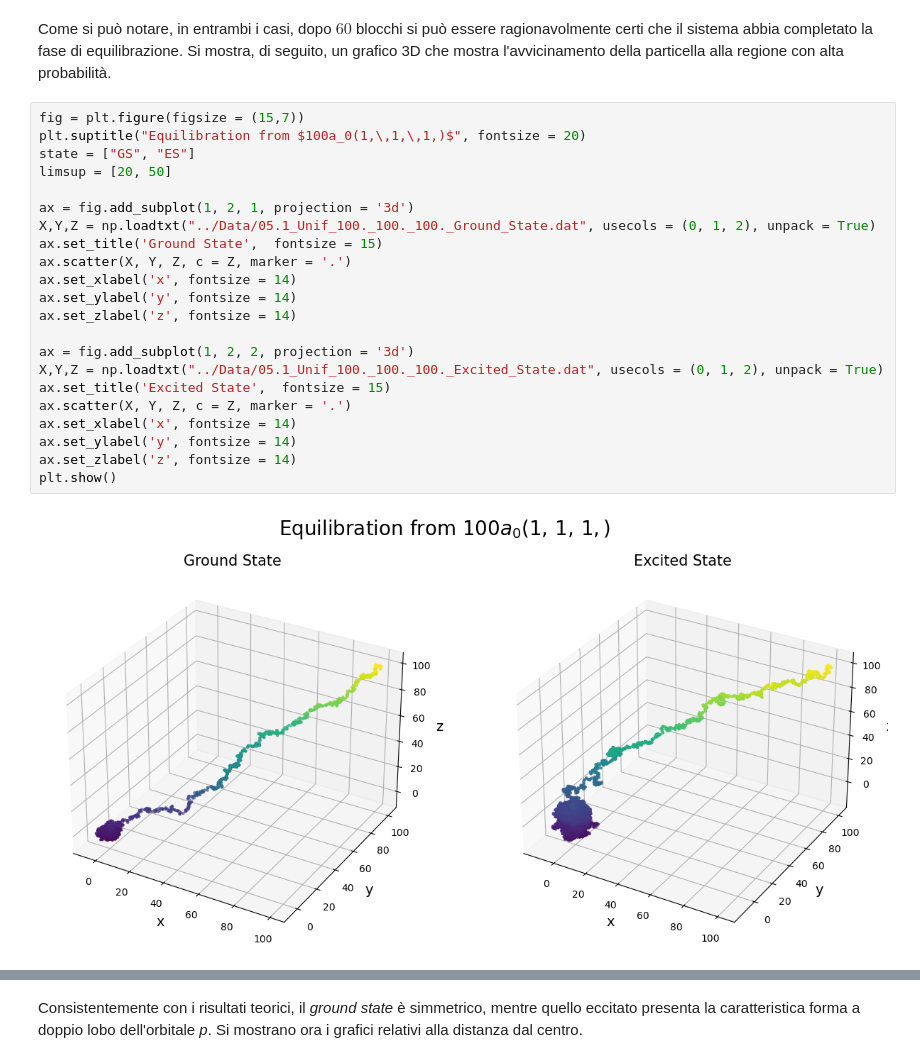
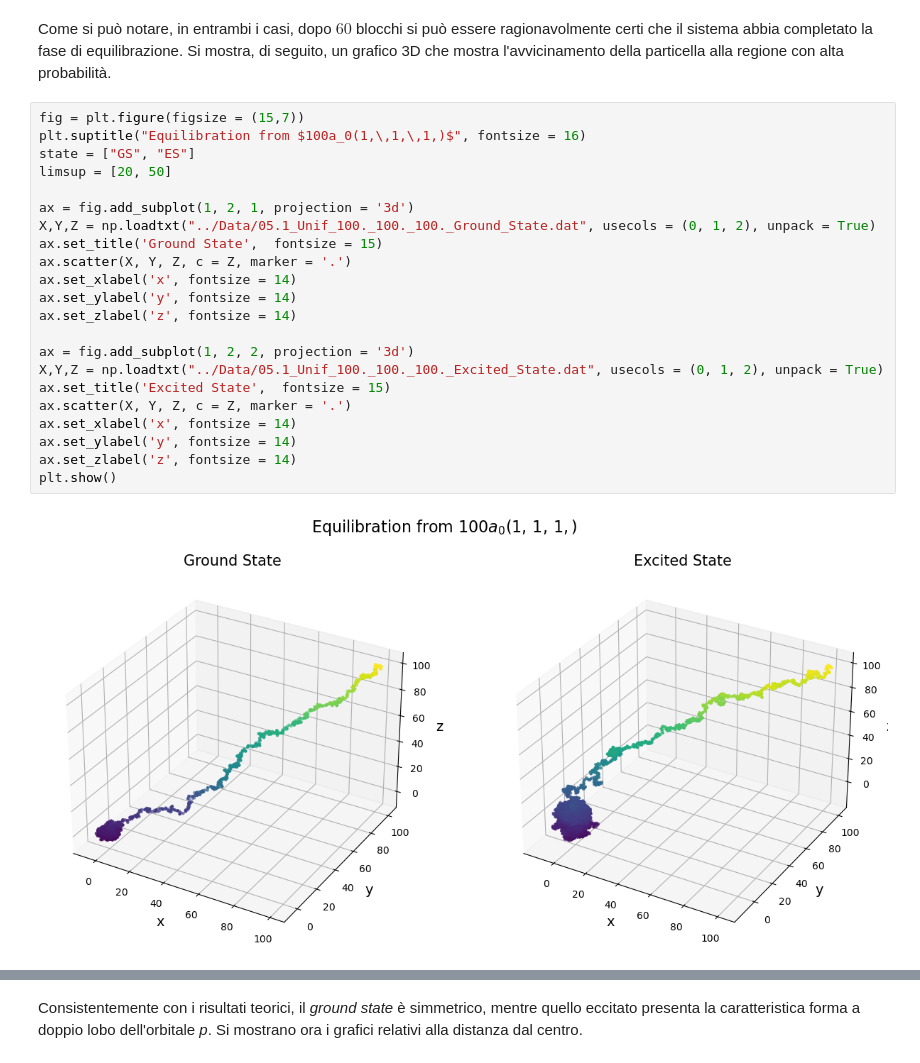
Before and after one commit to matteopicciolini/Numeric-Simulation-Laboratory, a Jupyter notebook: JupyterNotebooks/Exercises_05.ipynb, the cells around one changed output, grey strips where cells are left out. Saved outputs shown, nothing was run; the diff lists cells and outputs as text.

```diff
--- a/JupyterNotebooks/Exercises_05.ipynb
+++ b/JupyterNotebooks/Exercises_05.ipynb
@@ -196,28 +255,28 @@ plt.show()
 Come si può notare, in entrambi i casi, dopo $60$ blocchi si può essere ragionavolmente certi che il sistema abbia completato la fase di equilibrazione. Si mostra, di seguito, un grafico 3D che mostra l'avvicinamento della particella alla regione con alta probabilità.
 # %%
 fig = plt.figure(figsize = (15,7))
-plt.suptitle("Equilibration from $100a_0(1,\,1,\,1,)$", fontsize = 20)
+plt.suptitle("Equilibration from $100a_0(1,\,1,\,1,)$", fontsize = 16)
 state = ["GS", "ES"]
 limsup = [20, 50]
 
 ax = fig.add_subplot(1, 2, 1, projection = '3d')
 X,Y,Z = np.loadtxt("../Data/05.1_Unif_100._100._100._Ground_State.dat", usecols = (0, 1, 2), unpack = True)
 ax.set_title('Ground State',  fontsize = 15)
 ax.scatter(X, Y, Z, c = Z, marker = '.')
 ax.set_xlabel('x', fontsize = 14)
 ax.set_ylabel('y', fontsize = 14)
 ax.set_zlabel('z', fontsize = 14)
 
 ax = fig.add_subplot(1, 2, 2, projection = '3d')
 X,Y,Z = np.loadtxt("../Data/05.1_Unif_100._100._100._Excited_State.dat", usecols = (0, 1, 2), unpack = True)
 ax.set_title('Excited State',  fontsize = 15)
 ax.scatter(X, Y, Z, c = Z, marker = '.')
 ax.set_xlabel('x', fontsize = 14)
 ax.set_ylabel('y', fontsize = 14)
 ax.set_zlabel('z', fontsize = 14)
 plt.show()
 # %% [output]
-[figure, old version]
+[figure, new version]
 # %% [markdown]
 #### Simulazione
 Per essere certi che il sistema fosse completamente equilibrato, prima di fare le misure delle simulazioni si sono fatti eseguire $100000$ steps, introducendo nel `main` il seguente iteratore:
```
Also changed, not shown: parts of 8 cells of this notebook, 2 other files.
